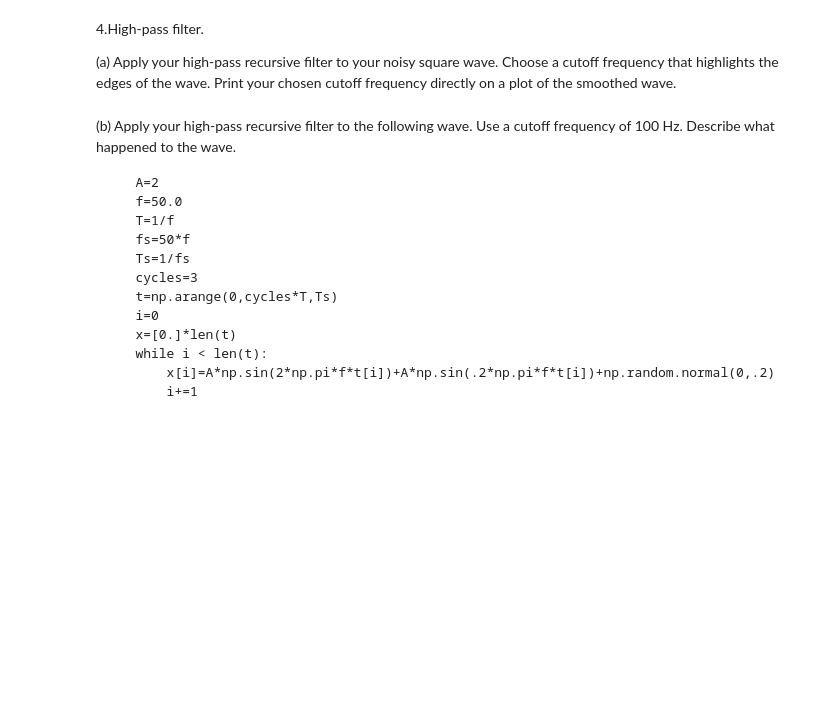
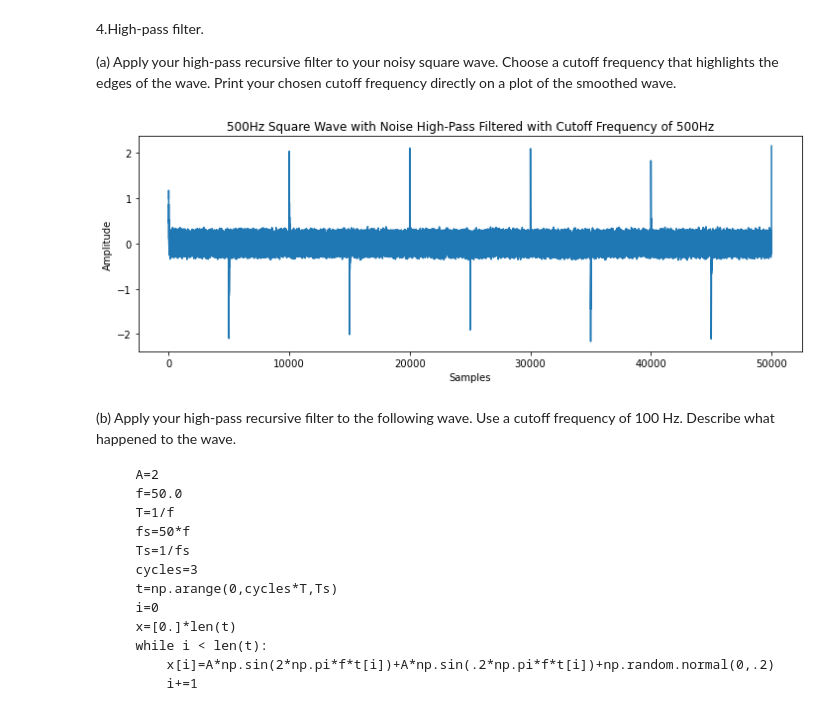
Before and after one commit to dcollie/P3700-SignalProcessing, a Jupyter notebook: P3700_Lab3_Part2_Collie.ipynb, the cells around one changed output. Saved outputs shown, nothing was run; the diff lists cells and outputs as text; code cells hidden in the pictures; blank space fills up the shorter version.

```diff
--- a/P3700_Lab3_Part2_Collie.ipynb
+++ b/P3700_Lab3_Part2_Collie.ipynb
@@ -54,6 +182,29 @@ $$b_{2} = -R^{2}$$
 4.High-pass filter.
 
 (a) Apply your high-pass recursive filter to your noisy square wave. Choose a cutoff frequency that highlights the edges of the wave. Print your chosen cutoff frequency directly on a plot of the smoothed wave.
+# %%
+def high_pass_rec(wave, fc, fs):
+    x = np.exp(-2*np.pi*fc/fs)
+    a_0 = (1 + x)/2
+    a_1 = -(1 + x)/2
+    b_1 = x
+    y = [a_0*wave[0]]
+    i = 1
+    while i < len(wave):
+        y.append(a_0*wave[i]+a_1*wave[i-1]+b_1*y[i-1])
+        i+=1
+    return y
+# %%
+sq_wave_noisy_hpr= high_pass_rec(sq_wave_noisy,500,fs)
+
+plt.figure(figsize=(12,4))
+plt.title('500Hz Square Wave with Noise High-Pass Filtered with Cutoff Frequency of 500Hz')
+plt.xlabel("Samples")
+plt.ylabel("Amplitude")
+plt.plot(sq_wave_noisy_hpr)
+plt.show()
+# %% [output]
+[figure, added]
 # %% [markdown]
 (b) Apply your high-pass recursive filter to the following wave. Use a cutoff frequency of 100 Hz. Describe what happened to the wave.
 
```
Also changed, not shown: parts of 16 cells of this notebook, 1 other file.
